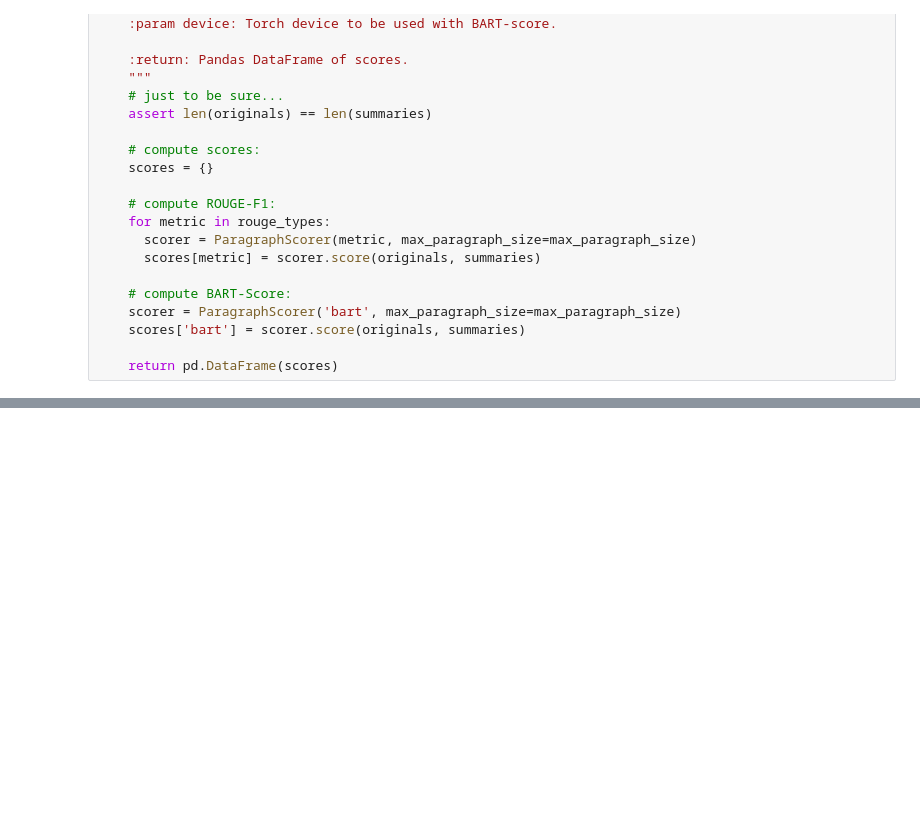
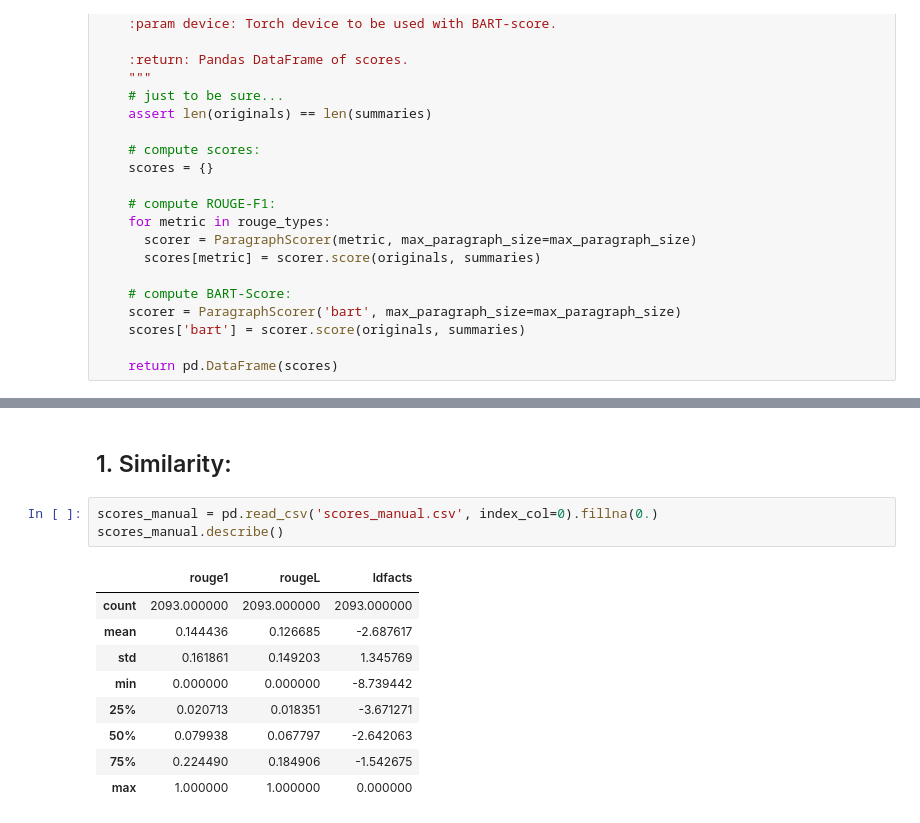
Before and after one commit to EFRA-DH/sgs, a Jupyter notebook: scoring.ipynb, the cells around one changed output, grey strips where cells are left out. Saved outputs shown, nothing was run; the diff lists cells and outputs as text; blank space fills up the shorter version.

```diff
--- a/scoring.ipynb
+++ b/scoring.ipynb
@@ -387,0 +362,15 @@ scores_density.head()
+# %% [markdown]
+## 1. Similarity:
+# %%
+scores_manual = pd.read_csv('scores_manual.csv', index_col=0).fillna(0.)
+scores_manual.describe()
+# %% [output]
+|  | rouge1 | rougeL | ldfacts |
+| count | 2093.000000 | 2093.000000 | 2093.000000 |
+| mean | 0.144436 | 0.126685 | -2.687617 |
+| std | 0.161861 | 0.149203 | 1.345769 |
+| min | 0.000000 | 0.000000 | -8.739442 |
+| 25% | 0.020713 | 0.018351 | -3.671271 |
+| 50% | 0.079938 | 0.067797 | -2.642063 |
+| 75% | 0.224490 | 0.184906 | -1.542675 |
+| max | 1.000000 | 1.000000 | 0.000000 |
```
Also changed, not shown: parts of 12 cells of this notebook.
